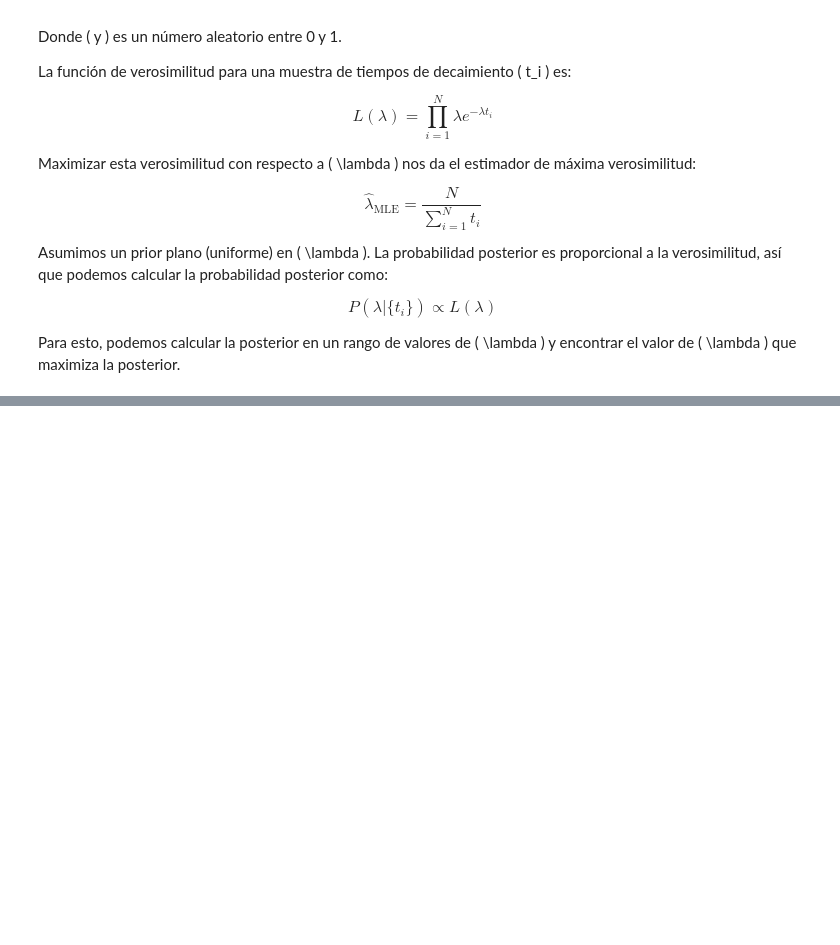
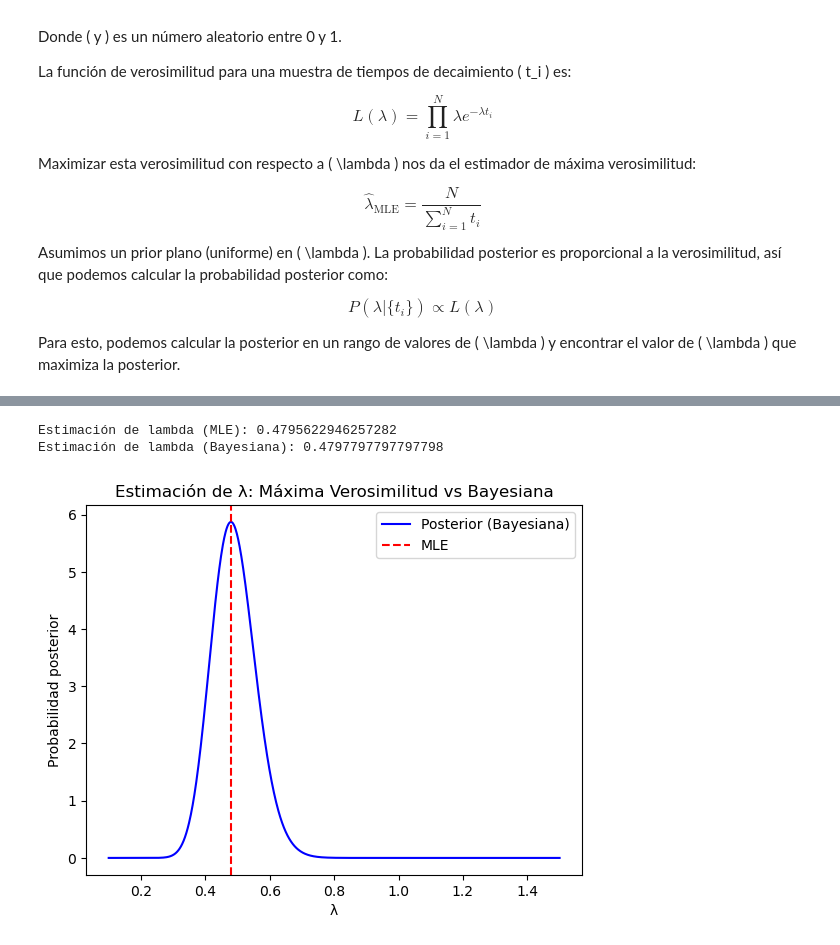
Before and after one commit to Cami-hormaeche/Astrometria2024, a Jupyter notebook: practico4/problema3y4-practico4.ipynb, the cells around one changed output, grey strips where cells are left out. Drawn from its saved outputs; the diff is of its cells as text; code cells hidden in the pictures; blank space fills up the shorter version.

```diff
--- a/practico4/problema3y4-practico4.ipynb
+++ b/practico4/problema3y4-practico4.ipynb
@@ -239,0 +291,42 @@ def log_likelihood(lam,ts):
+# %%
+import numpy as np
+import matplotlib.pyplot as plt
+
+# Parámetro real de decaimiento (constante de tiempo de vida media)
+lambda_real = 0.5
+
+# Paso 1: Simulación de 50 tiempos de decaimiento
+np.random.seed(0)  # Para reproducibilidad
+n = 50
+decay_times = np.random.exponential(1/lambda_real, n)
+
+# Paso 2: Estimación de lambda mediante Máxima Verosimilitud
+lambda_mle = n / np.sum(decay_times)
+print("Estimación de lambda (MLE):", lambda_mle)
+
+# Paso 3: Estimación de lambda mediante Inferencia Bayesiana con prior plano
+# Rango de valores para lambda
+lambda_range = np.linspace(0.1, 1.5, 1000)
+
+# Calcular la verosimilitud para cada valor de lambda
+likelihood = lambda_range ** n * np.exp(-lambda_range * np.sum(decay_times))
+
+# Normalizar la posterior para que sea una distribución de probabilidad
+posterior = likelihood / np.trapz(likelihood, lambda_range)
+
+# Encontrar el valor de lambda que maximiza la posterior
+lambda_bayes = lambda_range[np.argmax(posterior)]
+print("Estimación de lambda (Bayesiana):", lambda_bayes)
+
+# Paso 4: Comparación de resultados
+plt.plot(lambda_range, posterior, label="Posterior (Bayesiana)", color="blue")
+plt.axvline(lambda_mle, color="red", linestyle="--", label="MLE")
+plt.xlabel("λ")
+plt.ylabel("Probabilidad posterior")
+plt.title("Estimación de λ: Máxima Verosimilitud vs Bayesiana")
+plt.legend()
+plt.show()
+# %% [output]
+Estimación de lambda (MLE): 0.4795622946257282
+Estimación de lambda (Bayesiana): 0.4797797797797798
+[figure, added]
```
Also changed, not shown: parts of 8 cells of this notebook.
